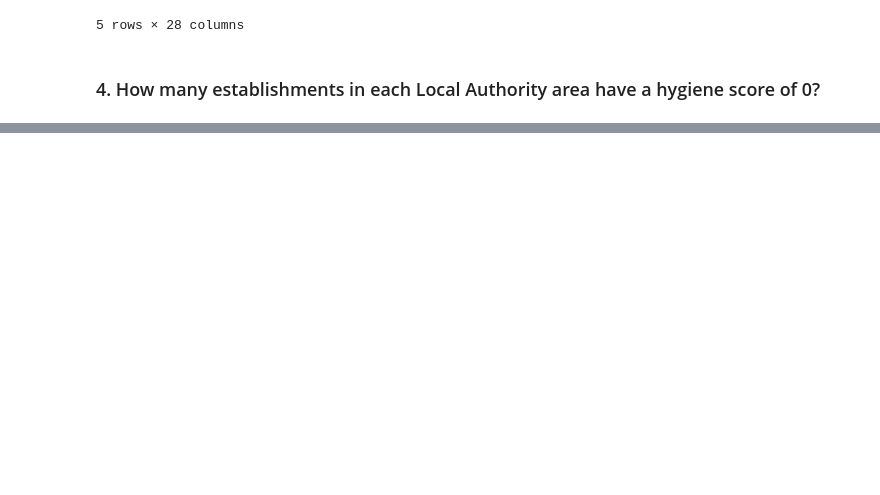
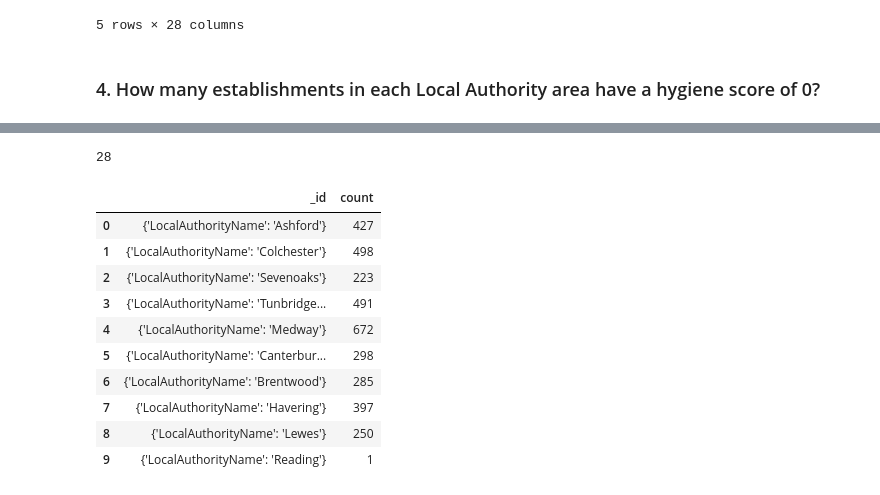
Before and after one commit to JLeigh101/NoSQL-Challenge, a Jupyter notebook: NoSQL_analysis_starter.ipynb, the cells around one changed output, grey strips where cells are left out. Cells and saved outputs as stored; diff of their text form; code cells hidden in the pictures; blank space fills up the shorter version.

```diff
--- a/NoSQL_analysis_starter.ipynb
+++ b/NoSQL_analysis_starter.ipynb
@@ -355,19 +333,22 @@ near_penang_df
 # %% [markdown]
 ### 4. How many establishments in each Local Authority area have a hygiene score of 0?
 # %%
+# , 'LocalAuthorityName': {'$regex': "London"}
 # Create a pipeline that:
 # 1. Matches establishments with a hygiene score of 0
 # 2. Groups the matches by Local Authority
 # 3. Sorts the matches from highest to lowest
-match_query = {'$match': {'scores.Hygiene': {'$eq': 0},
-                          'LocalAuthorityName': 'City of London Corporation'}}
-group_query = {'$group': {'LocalAuthorityName': 'City of London Corporation'}}
-sort_values = {'$sort': {'scores.Hygiene': 1}}
+match_query = {'$match': {'scores.Hygiene': {'$eq': 0}}}
+group_query = {'$group': {'_id': {'LocalAuthorityName': '$LocalAuthorityName'},
+                          'count':{'$sum':1}
+                          }}
+sort_values = {'$sort': {'scores.Hygiene': -1}}
 
 pipeline = [match_query, group_query, sort_values]
 results = list(establishments.aggregate(pipeline))
 results
 # Print the number of documents in the result
-
+print(f"Number of documents in result: {establishments.count_documents(query)}")
 # Print the first 10 results
+pprint(results[0:10])
 # %% [output]
@@ -375,6 +366,26 @@ OperationFailure: The field 'LocalAuthorityName' must be an accumulator object,
+# %%
+#debug verification
+query = {'scores.Hygiene': {'$eq': 0}, 'LocalAuthorityName': {'$regex': "London"}}
+len(list(establishments.find(query)))
+# %% [output]
+28
 # %%
 # Convert the result to a Pandas DataFrame
-
+hygiene_0_by_authority_df = pd.DataFrame(results)
+hygiene_0_by_authority_df
 # Display the number of rows in the DataFrame
-
+len(hygiene_0_by_authority_df)
 # Display the first 10 rows of the DataFrame
+hygiene_0_by_authority_df.head(10)
+# %% [output]
+|  | _id | count |
+| 0 | {'LocalAuthorityName': 'Ashford'} | 427 |
+| 1 | {'LocalAuthorityName': 'Colchester'} | 498 |
+| 2 | {'LocalAuthorityName': 'Sevenoaks'} | 223 |
+| 3 | {'LocalAuthorityName': 'Tunbridge... | 491 |
+| 4 | {'LocalAuthorityName': 'Medway'} | 672 |
+| 5 | {'LocalAuthorityName': 'Canterbur... | 298 |
+| 6 | {'LocalAuthorityName': 'Brentwood'} | 285 |
+| 7 | {'LocalAuthorityName': 'Havering'} | 397 |
+| 8 | {'LocalAuthorityName': 'Lewes'} | 250 |
+| 9 | {'LocalAuthorityName': 'Reading'} | 1 |
```
Also changed, not shown: parts of 4 cells of this notebook.
